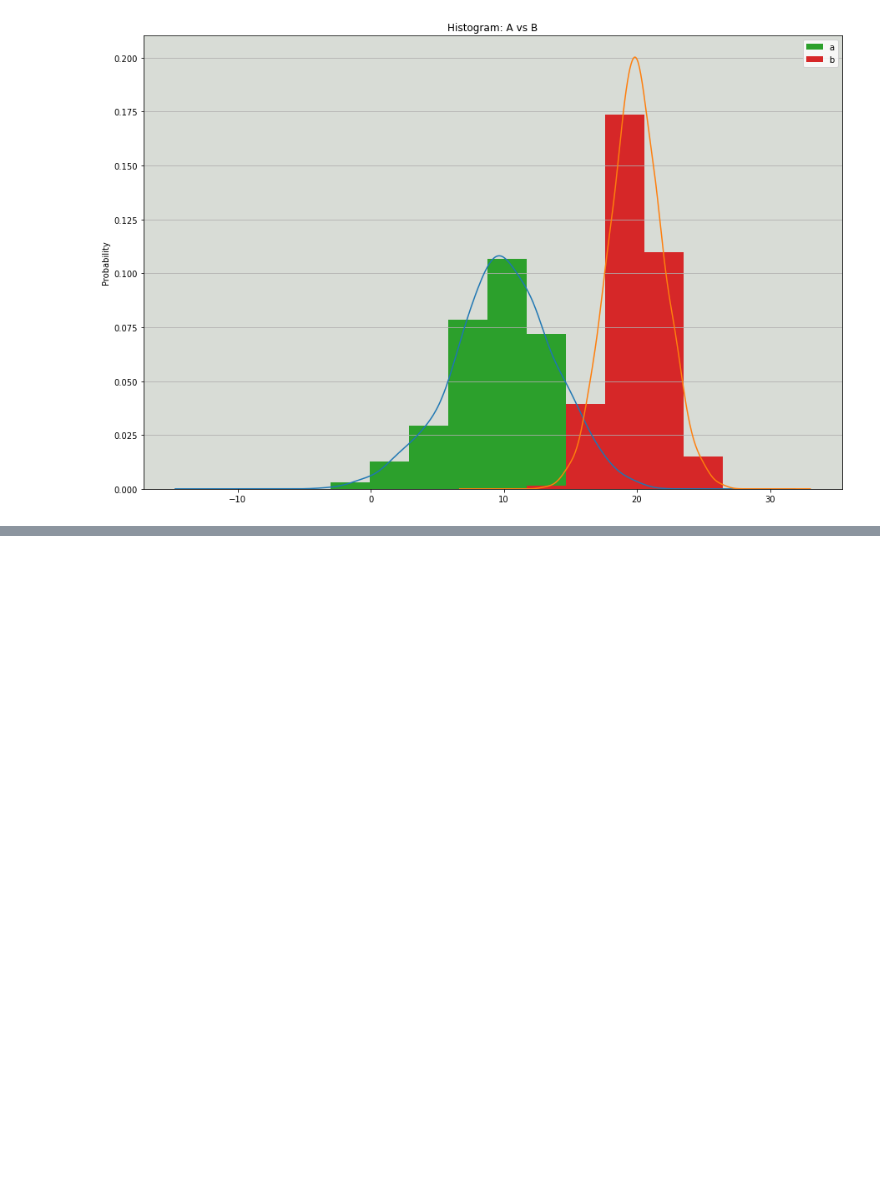
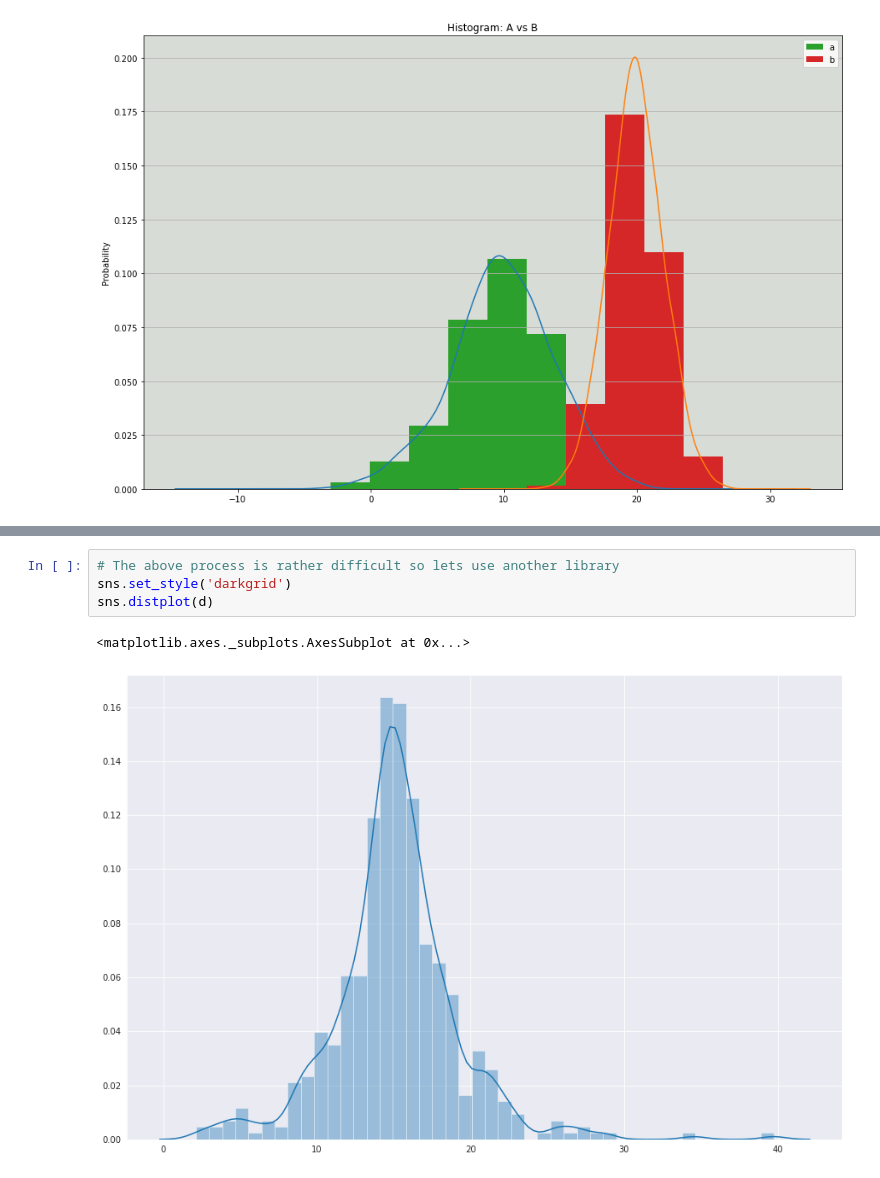
Before and after one commit to AnupJoseph/adv-python, a Jupyter notebook: Histogram_Plotting_+_Seaborn.ipynb, the cells around one changed output, grey strips where cells are left out. Cells and saved outputs as stored; diff of their text form; blank space fills up the shorter version.

```diff
--- a/Histogram_Plotting_+_Seaborn.ipynb
+++ b/Histogram_Plotting_+_Seaborn.ipynb
@@ -144,0 +171,7 @@ ax.set_facecolor('#d8dcd6')
+# %%
+# The above process is rather difficult so lets use another library
+sns.set_style('darkgrid')
+sns.distplot(d)
+# %% [output]
+<matplotlib.axes._subplots.AxesSubplot at 0x...>
+[figure, added]
```
Also changed, not shown: parts of 3 cells of this notebook.
